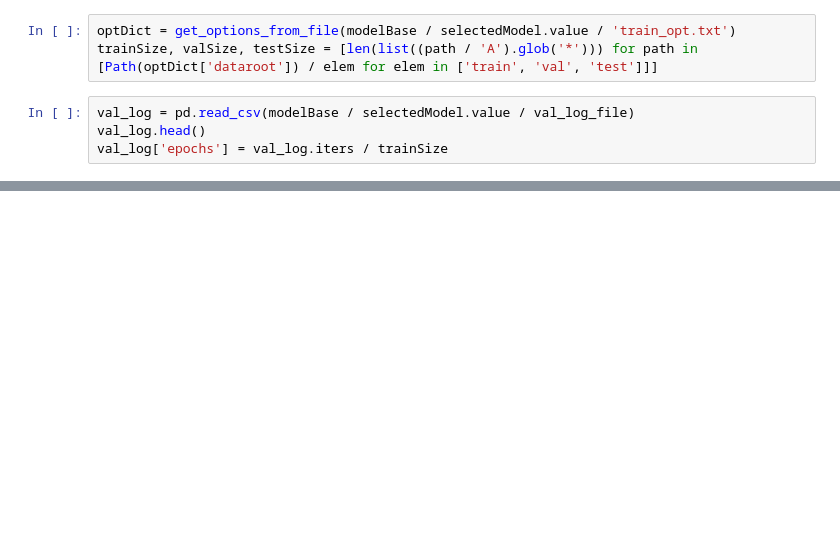
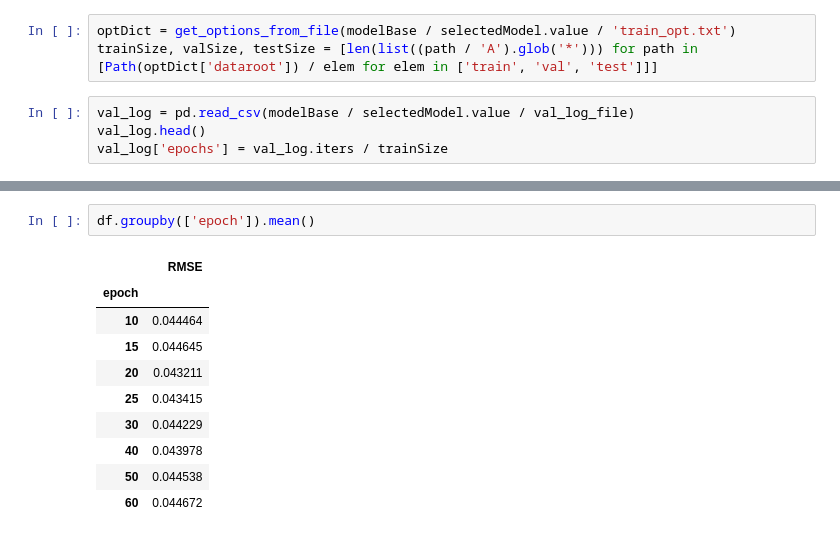
Before and after one commit to skarrea/pytorch-CycleGAN-and-pix2pix, a Jupyter notebook: displayModelPerformance.ipynb, the cells around one changed output, grey strips where cells are left out. Cells and saved outputs as stored; diff of their text form; blank space fills up the shorter version.

```diff
--- a/displayModelPerformance.ipynb
+++ b/displayModelPerformance.ipynb
@@ -58,0 +147,13 @@ ax2.set_xlabel('total iters');
+# %%
+df.groupby(['epoch']).mean()
+# %% [output]
+|  | RMSE |
+| epoch |  |
+| 10 | 0.044464 |
+| 15 | 0.044645 |
+| 20 | 0.043211 |
+| 25 | 0.043415 |
+| 30 | 0.044229 |
+| 40 | 0.043978 |
+| 50 | 0.044538 |
+| 60 | 0.044672 |
```
Also changed, not shown: parts of 14 cells of this notebook, 15 other files.
